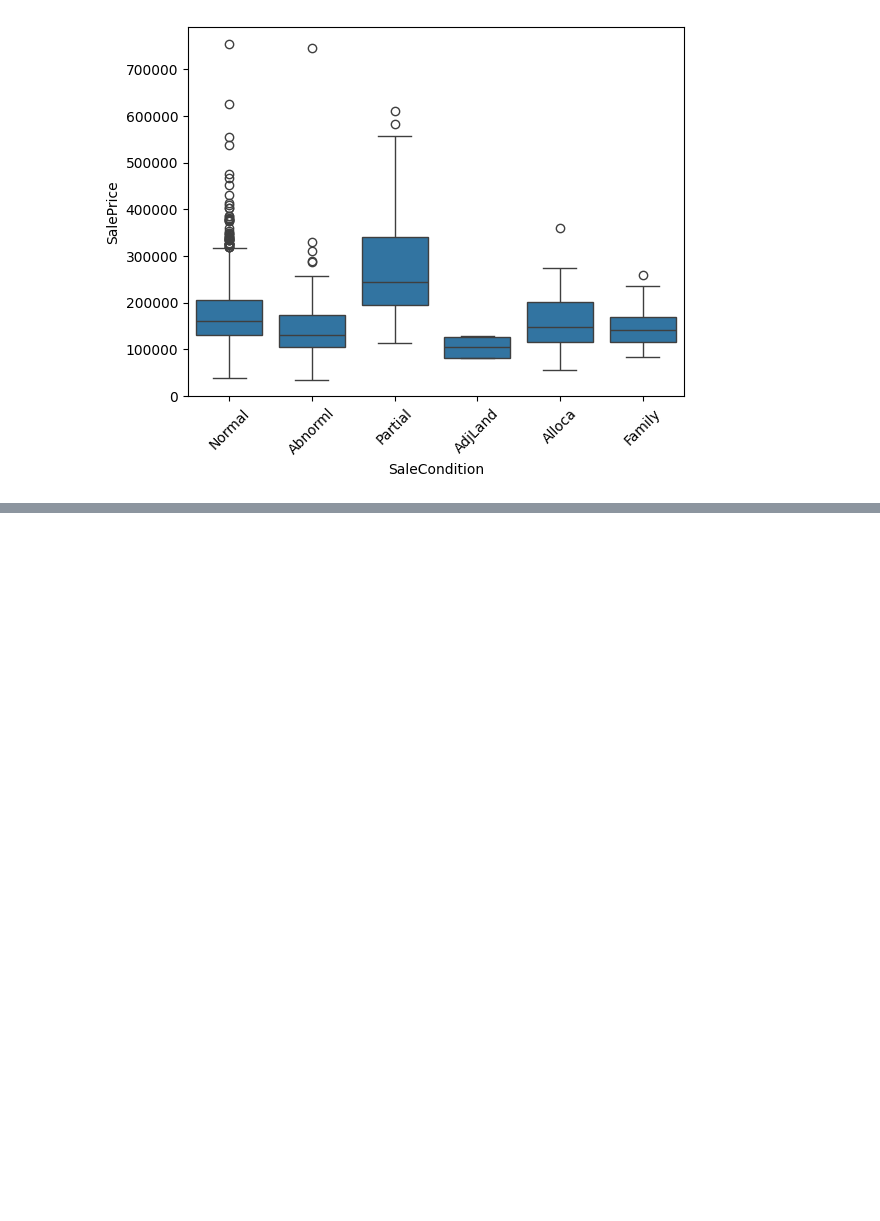
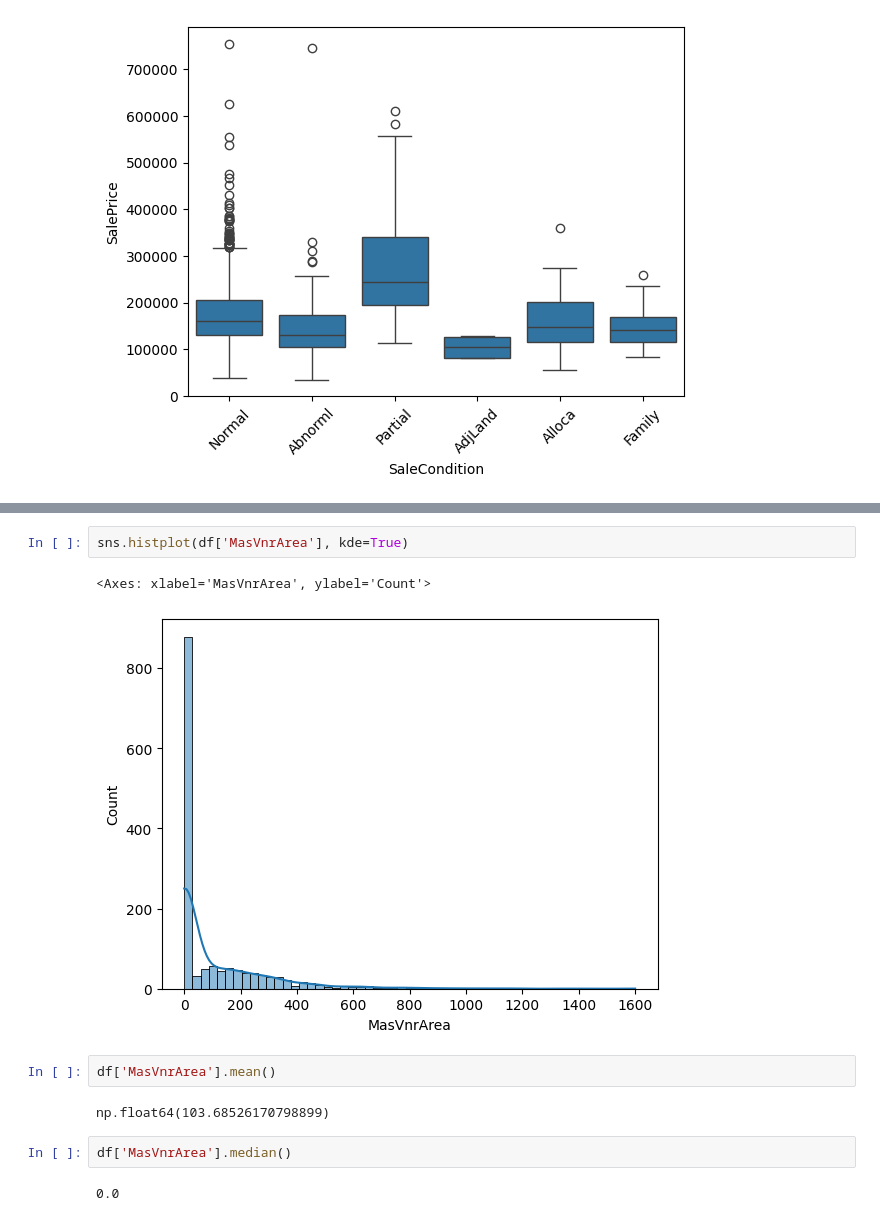
Before and after one commit to anubhavsingh23906-code/house-price-prediction, a Jupyter notebook: house_price_prediction.ipynb, the cells around one changed output, grey strips where cells are left out. Drawn from its saved outputs; the diff is of its cells as text; blank space fills up the shorter version.

```diff
--- a/house_price_prediction.ipynb
+++ b/house_price_prediction.ipynb
@@ -154,0 +236,13 @@ plt.xticks(rotation=45)
+# %%
+sns.histplot(df['MasVnrArea'], kde=True)
+# %% [output]
+<Axes: xlabel='MasVnrArea', ylabel='Count'>
+[figure, added]
+# %%
+df['MasVnrArea'].mean()
+# %% [output]
+np.float64(103.68526170798899)
+# %%
+df['MasVnrArea'].median()
+# %% [output]
+0.0
```
Also changed, not shown: parts of 27 cells of this notebook.
